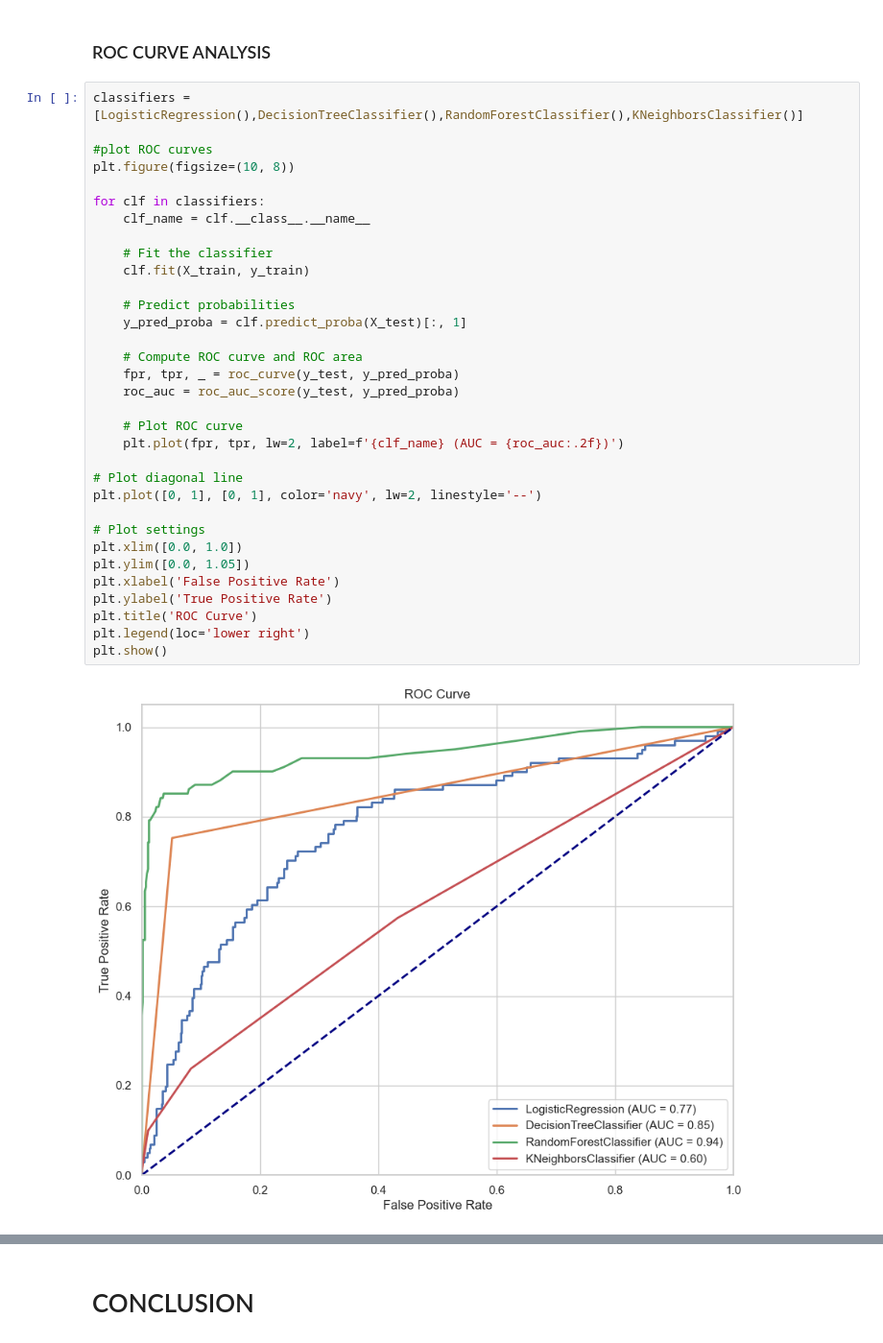
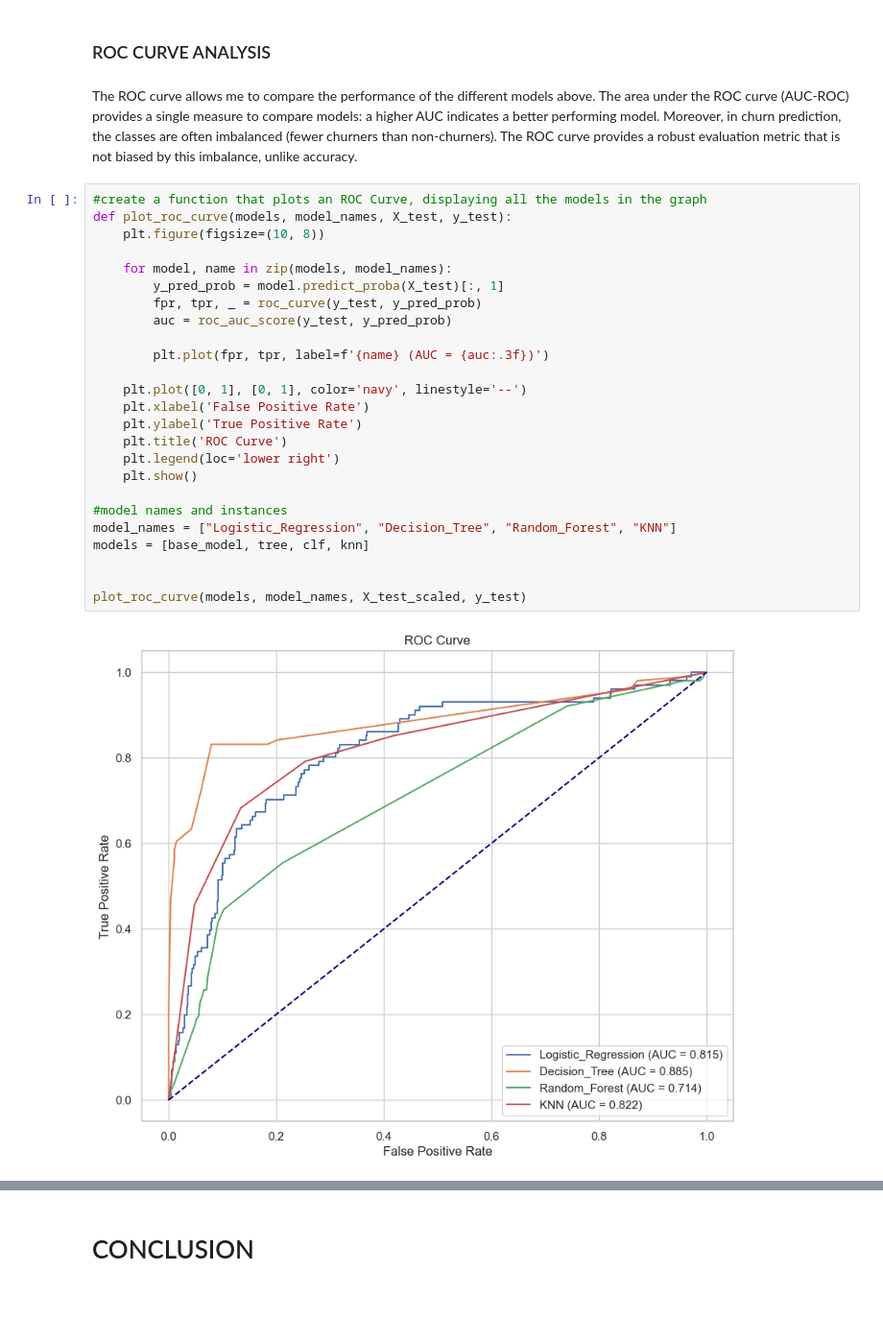
Before and after one commit to Kelsey-Maina/telcompany-customer-churn, a Jupyter notebook: telcompany-customer-churn.ipynb, the cells around one changed output, grey strips where cells are left out. Shown at 96% size. Cells and saved outputs as stored; diff of their text form; blank space fills up the shorter version.

```diff
--- a/telcompany-customer-churn.ipynb
+++ b/telcompany-customer-churn.ipynb
@@ -899,38 +936,32 @@ The results from the dataframe above matches the previous indiviadual modeling o
 # %% [markdown]
 ### ROC CURVE ANALYSIS
+# %% [markdown]
+The ROC curve allows me to compare the performance of the different models above. The area under the ROC curve (AUC-ROC) provides a single measure to compare models: a higher AUC indicates a better performing model. Moreover, in churn prediction, the classes are often imbalanced (fewer churners than non-churners). The ROC curve provides a robust evaluation metric that is not biased by this imbalance, unlike accuracy.
 # %%
-classifiers = [LogisticRegression(),DecisionTreeClassifier(),RandomForestClassifier(),KNeighborsClassifier()]
+#create a function that plots an ROC Curve, displaying all the models in the graph
+def plot_roc_curve(models, model_names, X_test, y_test):
+    plt.figure(figsize=(10, 8))
 
-#plot ROC curves
-plt.figure(figsize=(10, 8))
+    for model, name in zip(models, model_names):
+        y_pred_prob = model.predict_proba(X_test)[:, 1]
+        fpr, tpr, _ = roc_curve(y_test, y_pred_prob)
+        auc = roc_auc_score(y_test, y_pred_prob)
 
-for clf in classifiers:
-    clf_name = clf.__class__.__name__
+        plt.plot(fpr, tpr, label=f'{name} (AUC = {auc:.3f})')
 
-    # Fit the classifier
-    clf.fit(X_train, y_train)
+    plt.plot([0, 1], [0, 1], color='navy', linestyle='--')
+    plt.xlabel('False Positive Rate')
+    plt.ylabel('True Positive Rate')
+    plt.title('ROC Curve')
+    plt.legend(loc='lower right')
+    plt.show()
 
-    # Predict probabilities
-    y_pred_proba = clf.predict_proba(X_test)[:, 1]
+#model names and instances
+model_names = ["Logistic_Regression", "Decision_Tree", "Random_Forest", "KNN"]
+models = [base_model, tree, clf, knn]
 
-    # Compute ROC curve and ROC area
-    fpr, tpr, _ = roc_curve(y_test, y_pred_proba)
-    roc_auc = roc_auc_score(y_test, y_pred_proba)
 
-    # Plot ROC curve
-    plt.plot(fpr, tpr, lw=2, label=f'{clf_name} (AUC = {roc_auc:.2f})')
-
-# Plot diagonal line
-plt.plot([0, 1], [0, 1], color='navy', lw=2, linestyle='--')
-
-# Plot settings
-plt.xlim([0.0, 1.0])
-plt.ylim([0.0, 1.05])
-plt.xlabel('False Positive Rate')
-plt.ylabel('True Positive Rate')
-plt.title('ROC Curve')
-plt.legend(loc='lower right')
-plt.show()
+plot_roc_curve(models, model_names, X_test_scaled, y_test)
 # %% [output]
-[figure, old version]
+[figure, new version]
 # %% [markdown]
```
Also changed, not shown: parts of 21 cells of this notebook.
